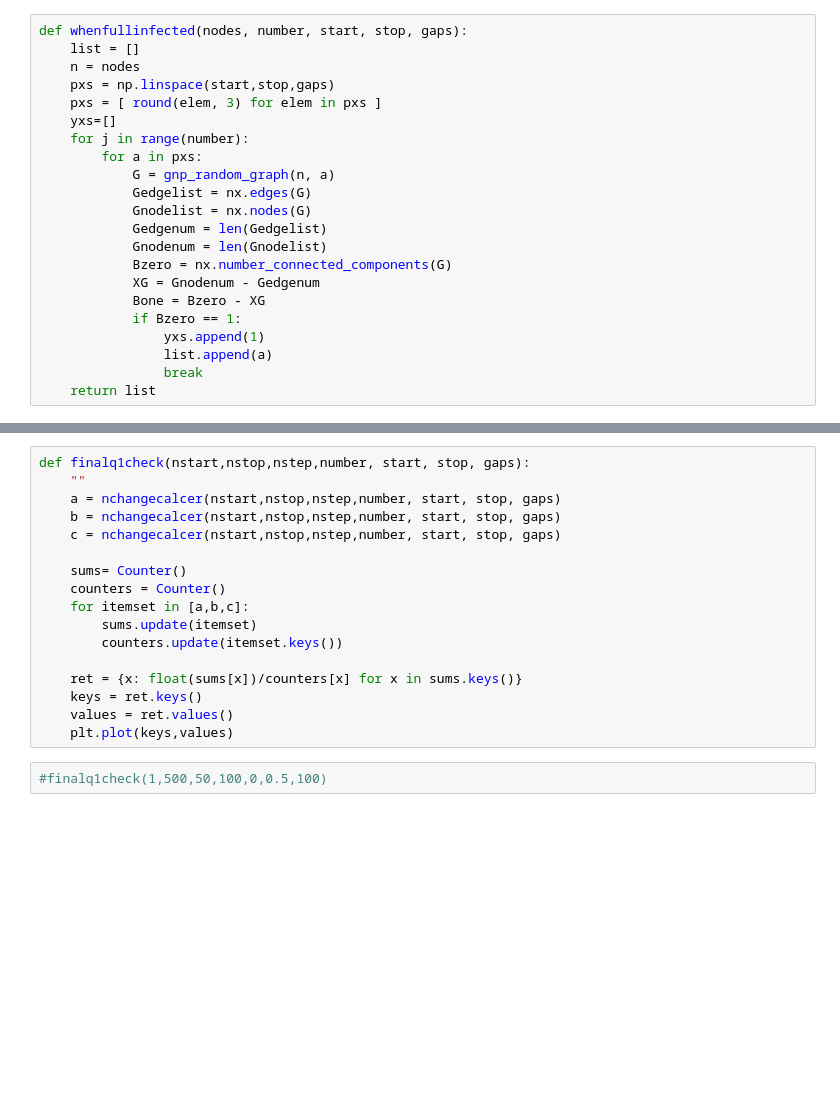
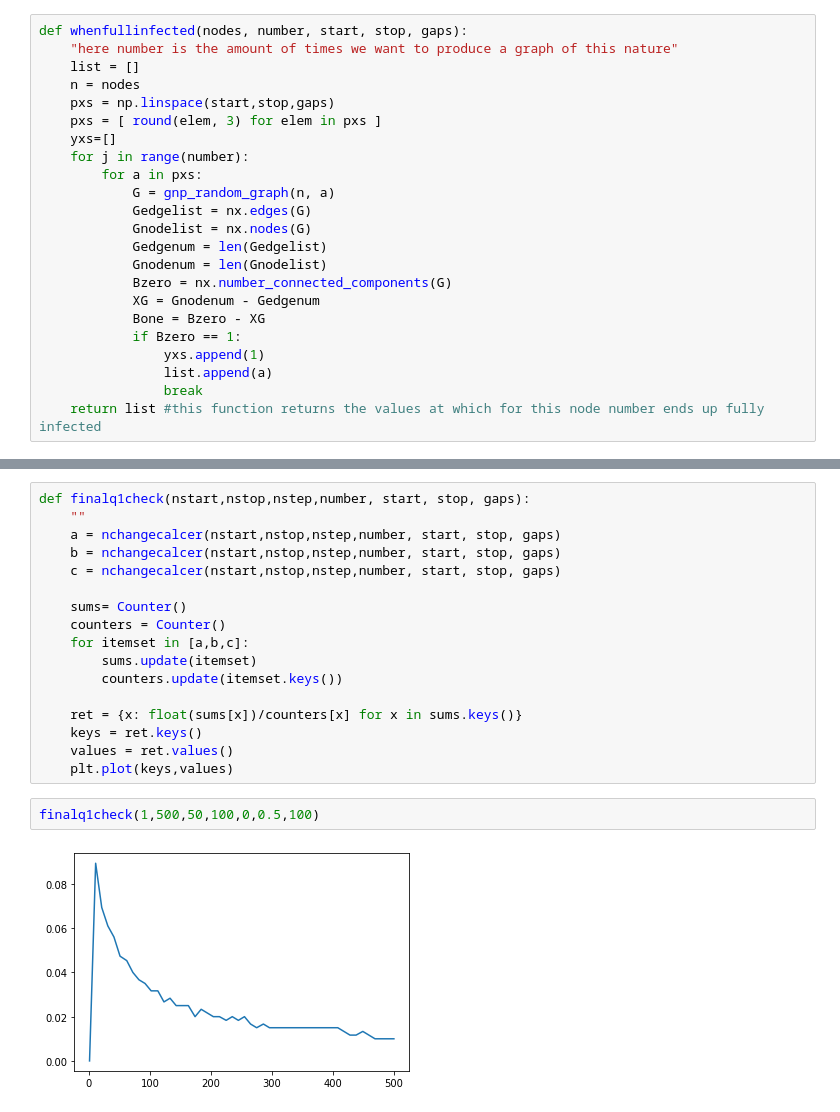
Before and after one commit to RonanJCorlessStudent/HomeworkRepo, a Jupyter notebook: DA Topology HW Q1.ipynb, the cells around one changed output, grey strips where cells are left out. Drawn from its saved outputs; the diff is of its cells as text; blank space fills up the shorter version.

```diff
--- a/DA Topology HW Q1.ipynb
+++ b/DA Topology HW Q1.ipynb
@@ -125,5 +140,6 @@ def question1func(nodes, verse):
 # %%
 def whenfullinfected(nodes, number, start, stop, gaps):
+    "here number is the amount of times we want to produce a graph of this nature"
     list = []
     n = nodes
     pxs = np.linspace(start,stop,gaps)
@@ -143,7 +159,7 @@ def whenfullinfected(nodes, number, start, stop, gaps):
                 yxs.append(1)
                 list.append(a)
                 break
-    return list
+    return list #this function returns the values at which for this node number ends up fully infected
 # %%
 def calcer(nodes, number, start, stop, gaps):
     list = whenfullinfected(nodes, number, start, stop, gaps)
@@ -195,4 +233,6 @@ def finalq1check(nstart,nstop,nstep,number, start, stop, gaps):
     values = ret.values()
     plt.plot(keys,values)
 # %%
-#finalq1check(1,500,50,100,0,0.5,100)
+finalq1check(1,500,50,100,0,0.5,100)
+# %% [output]
+[figure, added]
```
Also changed, not shown: parts of 15 cells of this notebook, 11 other files.
